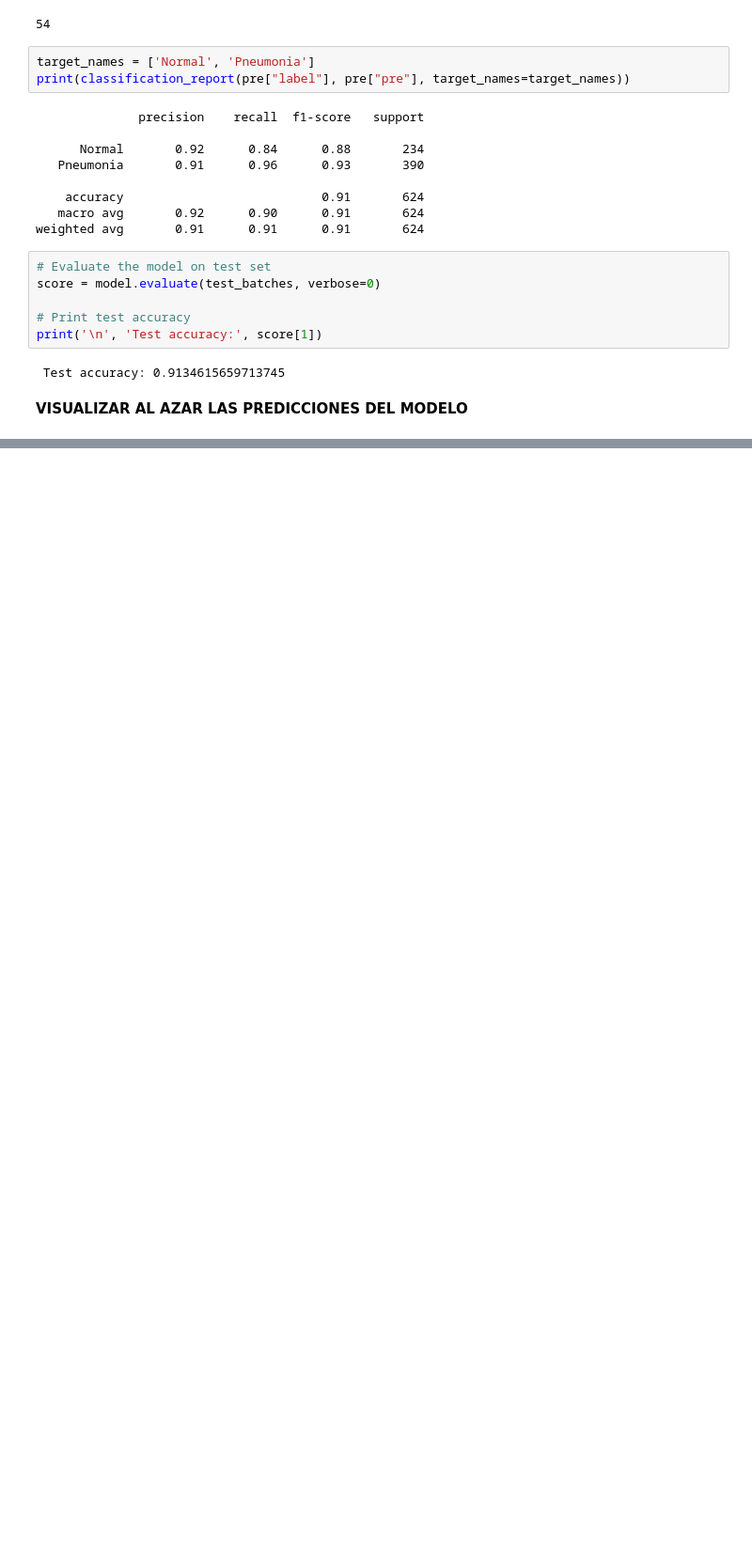
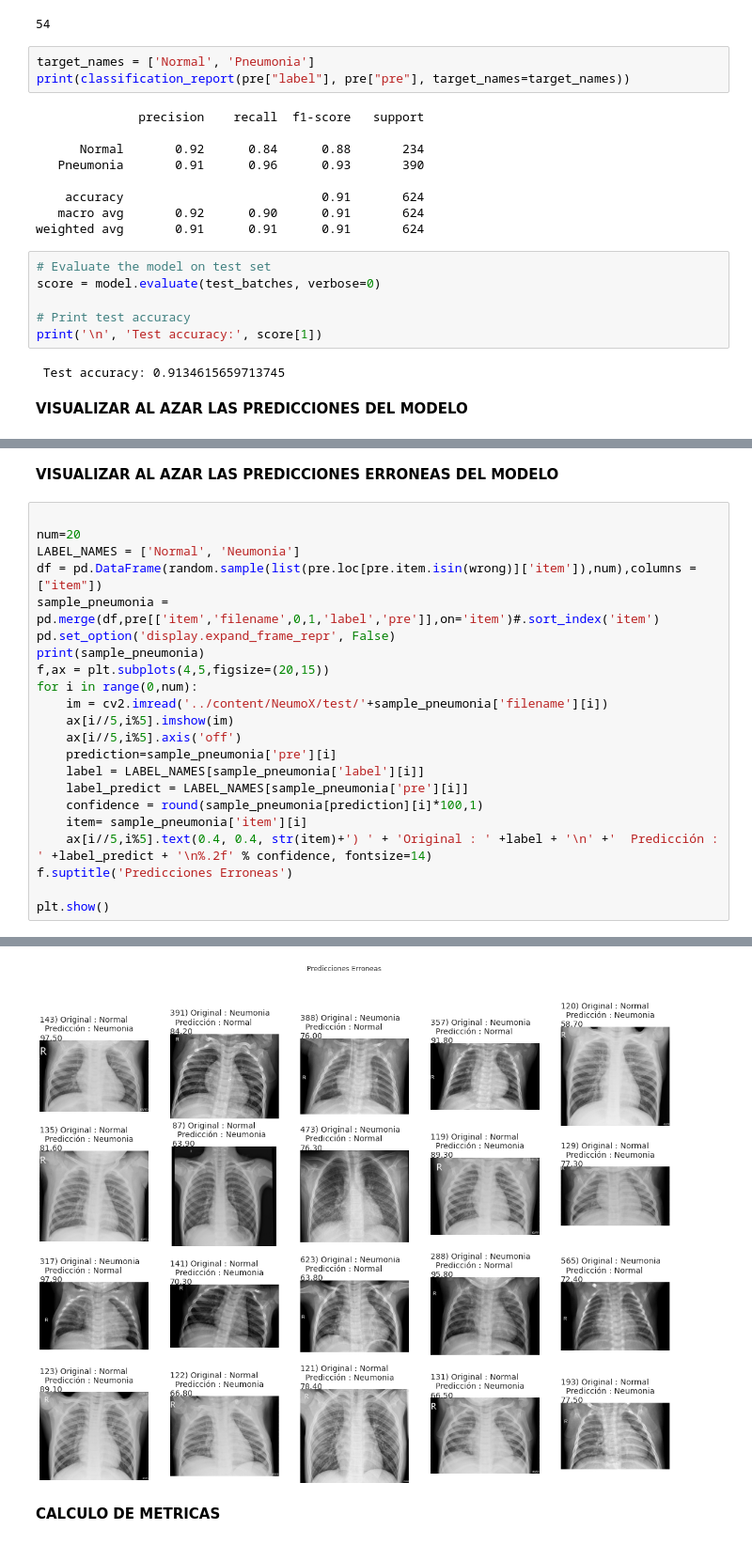
Before and after one commit to Albertogalred/Data-Science, a Jupyter notebook: NeumoX.ipynb, the cells around one changed output, grey strips where cells are left out. Shown at 94% size. Saved outputs shown, nothing was run; the diff lists cells and outputs as text; blank space fills up the shorter version.

```diff
--- a/NeumoX.ipynb
+++ b/NeumoX.ipynb
@@ -443,0 +487,25 @@ print('\n', 'Test accuracy:', score[1])
+# %% [markdown]
+**VISUALIZAR AL AZAR LAS PREDICCIONES ERRONEAS DEL MODELO**
+# %%
+
+num=20
+LABEL_NAMES = ['Normal', 'Neumonia']
+df = pd.DataFrame(random.sample(list(pre.loc[pre.item.isin(wrong)]['item']),num),columns = ["item"])
+sample_pneumonia = pd.merge(df,pre[['item','filename',0,1,'label','pre']],on='item')#.sort_index('item')
+pd.set_option('display.expand_frame_repr', False)
+print(sample_pneumonia)
+f,ax = plt.subplots(4,5,figsize=(20,15))
+for i in range(0,num):
+    im = cv2.imread('../content/NeumoX/test/'+sample_pneumonia['filename'][i])
+    ax[i//5,i%5].imshow(im)
+    ax[i//5,i%5].axis('off')
+    prediction=sample_pneumonia['pre'][i]
+    label = LABEL_NAMES[sample_pneumonia['label'][i]]
+    label_predict = LABEL_NAMES[sample_pneumonia['pre'][i]]
+    confidence = round(sample_pneumonia[prediction][i]*100,1)
+    item= sample_pneumonia['item'][i]
+    ax[i//5,i%5].text(0.4, 0.4, str(item)+') ' + 'Original : ' +label + '\n' +'  Predicción : ' +label_predict + '\n%.2f' % confidence, fontsize=14)
+f.suptitle('Predicciones Erroneas')
+
+plt.show()
+# %% [output]
@@ -443,0 +529,3 @@ print('\n', 'Test accuracy:', score[1])
+[figure, added]
+# %% [markdown]
+**CALCULO DE METRICAS**
```
Also changed, not shown: parts of 11 cells of this notebook.
